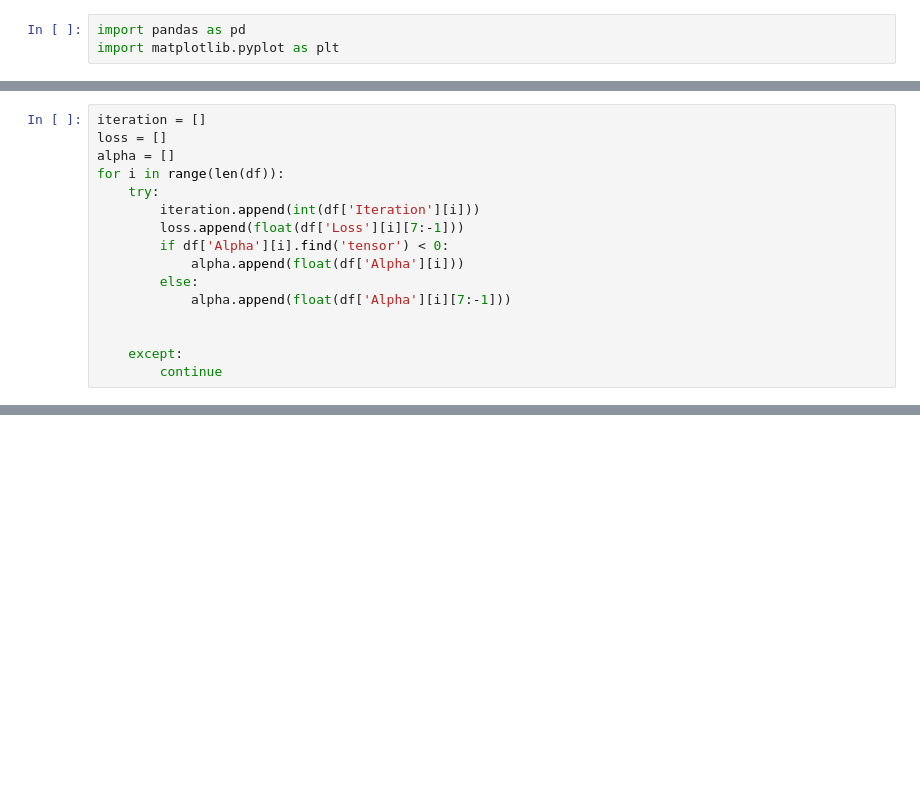
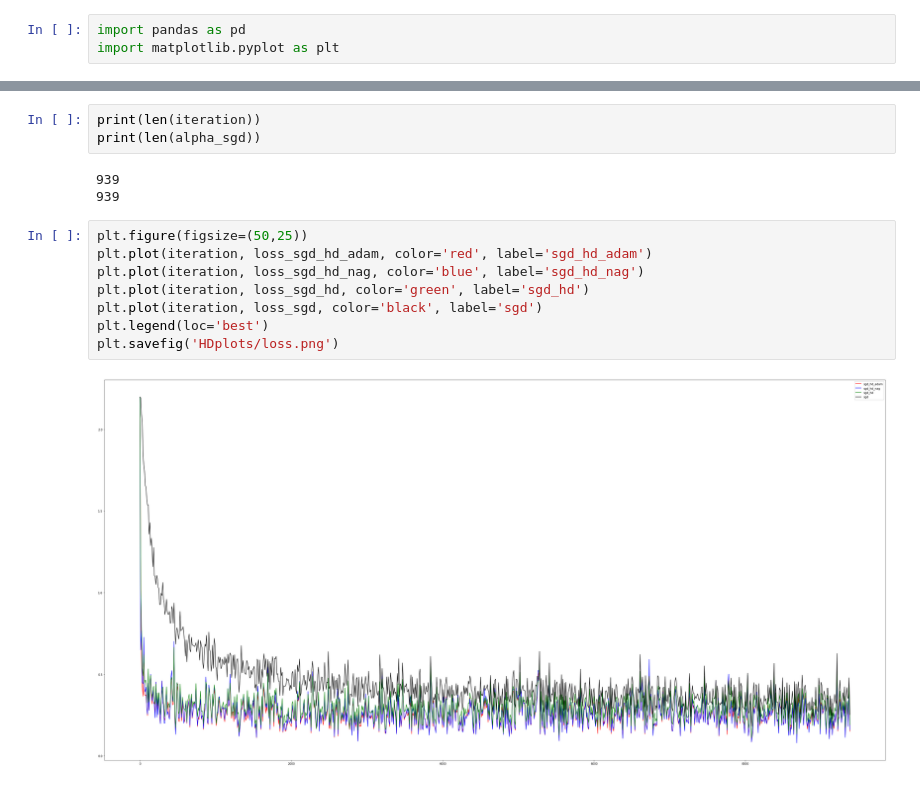
Before and after one commit to harshalmittal4/Hypergradient_variants, a Jupyter notebook: Untitled.ipynb, the cells around one changed output, grey strips where cells are left out. Drawn from its saved outputs; the diff is of its cells as text; blank space fills up the shorter version.

```diff
--- a/Untitled.ipynb
+++ b/Untitled.ipynb
@@ -19,16 +17,0 @@ df['Alpha'][1].find('tensor')
-# %%
-iteration = []
-loss = []
-alpha = []
-for i in range(len(df)):
-    try:
-        iteration.append(int(df['Iteration'][i]))
-        loss.append(float(df['Loss'][i][7:-1]))
-        if df['Alpha'][i].find('tensor') < 0:
-            alpha.append(float(df['Alpha'][i]))
-        else:
-            alpha.append(float(df['Alpha'][i][7:-1]))
-
-
-    except:
-        continue
@@ -39,2 +87,18 @@ len(iteration)
+# %%
+print(len(iteration))
+print(len(alpha_sgd))
+# %% [output]
+939
+939
+# %%
+plt.figure(figsize=(50,25))
+plt.plot(iteration, loss_sgd_hd_adam, color='red', label='sgd_hd_adam')
+plt.plot(iteration, loss_sgd_hd_nag, color='blue', label='sgd_hd_nag')
+plt.plot(iteration, loss_sgd_hd, color='green', label='sgd_hd')
+plt.plot(iteration, loss_sgd, color='black', label='sgd')
+plt.legend(loc='best')
+plt.savefig('HDplots/loss.png')
+# %% [output]
+[figure, added]
 # %%
 plt.figure(figsize=(50,25))
```
Also changed, not shown: parts of 13 cells of this notebook, 2 other files.
